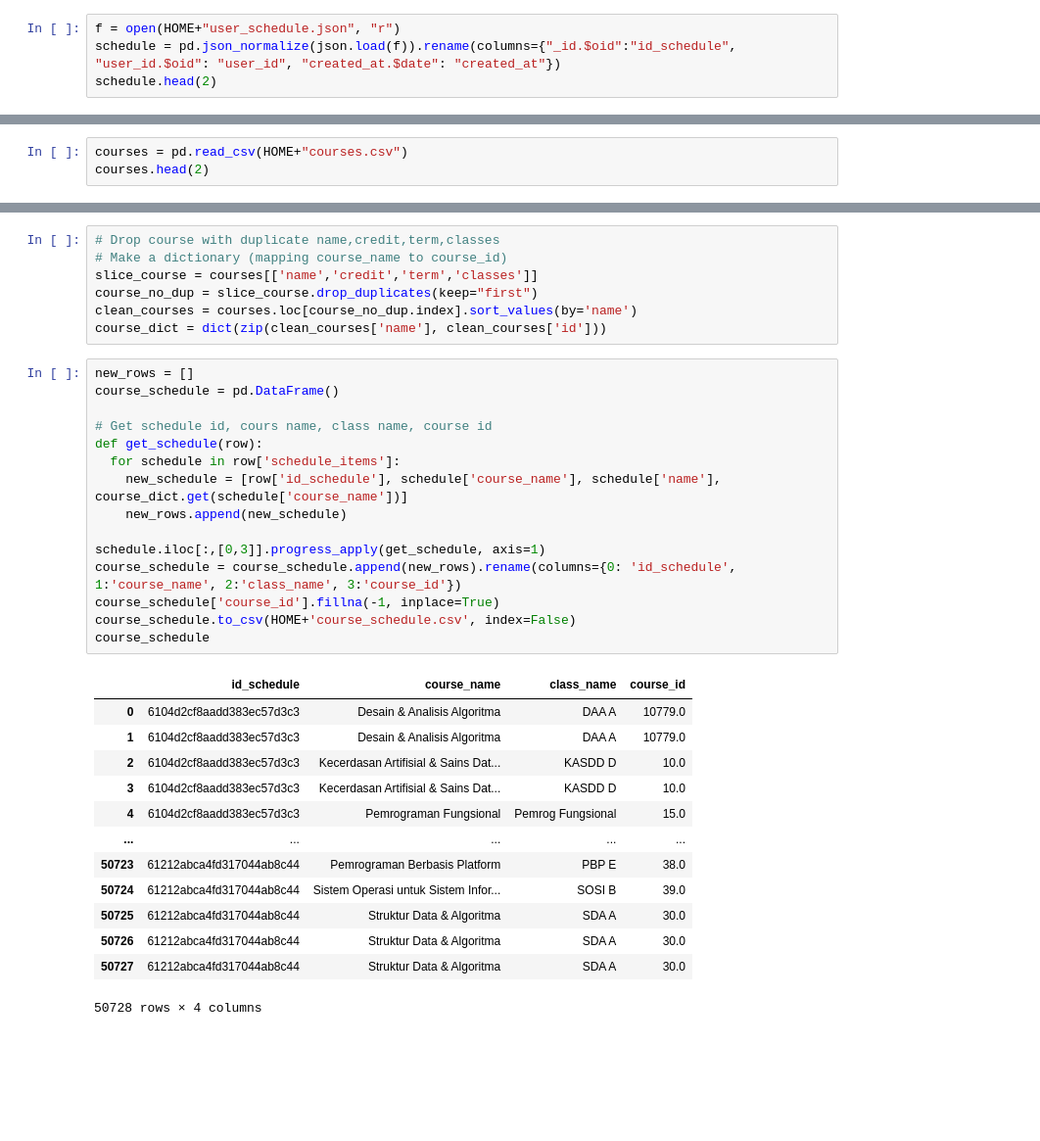
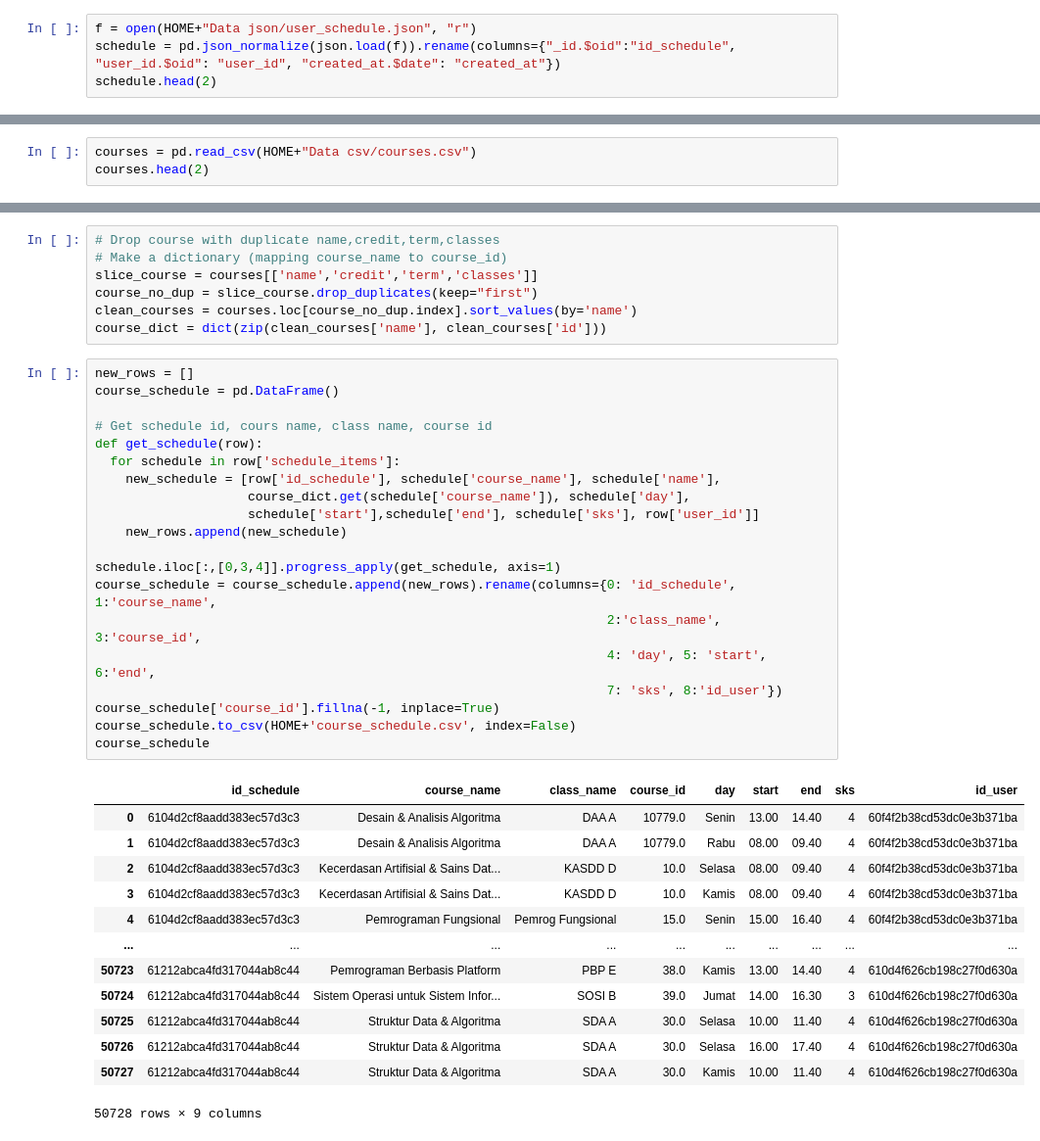
Before and after one commit to bryan273/sunjad-da, a Jupyter notebook: Notebook/Sunjad_user_schedule.ipynb, the cells around one changed output, grey strips where cells are left out. Shown at 98% size. Cells and saved outputs as stored; diff of their text form; blank space fills up the shorter version.

```diff
--- a/Notebook/Sunjad_user_schedule.ipynb
+++ b/Notebook/Sunjad_user_schedule.ipynb
@@ -31,7 +31,7 @@ Just `Run All` cells and you will get the csv result placed in your HOME directo
 # %%
 HOME = "/drive/My Drive/Susun Jadwal/"
 # %%
-f = open(HOME+"user_schedule.json", "r")
+f = open(HOME+"Data json/user_schedule.json", "r")
 schedule = pd.json_normalize(json.load(f)).rename(columns={"_id.$oid":"id_schedule", "user_id.$oid": "user_id", "created_at.$date": "created_at"})
 schedule.head(2)
 # %% [output]
@@ -42,7 +42,7 @@ schedule.head(2)
 user_schedule = schedule[["id_schedule", "user_id", "name", "created_at", "deleted"]]
 user_schedule.to_csv(HOME+'user_schedule.csv', index=False)
 # %%
-courses = pd.read_csv(HOME+"courses.csv")
+courses = pd.read_csv(HOME+"Data csv/courses.csv")
 courses.head(2)
 # %% [output]
 |  | name | credit | term | classes | period_id | id |
@@ -58,29 +58,34 @@ course_dict = dict(zip(clean_courses['name'], clean_courses['id']))
 # %%
 new_rows = []
 course_schedule = pd.DataFrame()
 
 # Get schedule id, cours name, class name, course id
 def get_schedule(row):
   for schedule in row['schedule_items']:
-    new_schedule = [row['id_schedule'], schedule['course_name'], schedule['name'], course_dict.get(schedule['course_name'])]
+    new_schedule = [row['id_schedule'], schedule['course_name'], schedule['name'],
+                    course_dict.get(schedule['course_name']), schedule['day'],
+                    schedule['start'],schedule['end'], schedule['sks'], row['user_id']]
     new_rows.append(new_schedule)
 
-schedule.iloc[:,[0,3]].progress_apply(get_schedule, axis=1)
-course_schedule = course_schedule.append(new_rows).rename(columns={0: 'id_schedule', 1:'course_name', 2:'class_name', 3:'course_id'})
+schedule.iloc[:,[0,3,4]].progress_apply(get_schedule, axis=1)
+course_schedule = course_schedule.append(new_rows).rename(columns={0: 'id_schedule', 1:'course_name',
+                                                                   2:'class_name', 3:'course_id',
+                                                                   4: 'day', 5: 'start', 6:'end',
+                                                                   7: 'sks', 8:'id_user'})
 course_schedule['course_id'].fillna(-1, inplace=True)
 course_schedule.to_csv(HOME+'course_schedule.csv', index=False)
 course_schedule
 # %% [output]
-|  | id_schedule | course_name | class_name | course_id |
-| 0 | 6104d2cf8aadd383ec57d3c3 | Desain & Analisis Algoritma | DAA A | 10779.0 |
-| 1 | 6104d2cf8aadd383ec57d3c3 | Desain & Analisis Algoritma | DAA A | 10779.0 |
-| 2 | 6104d2cf8aadd383ec57d3c3 | Kecerdasan Artifisial & Sains Dat... | KASDD D | 10.0 |
-| 3 | 6104d2cf8aadd383ec57d3c3 | Kecerdasan Artifisial & Sains Dat... | KASDD D | 10.0 |
-| 4 | 6104d2cf8aadd383ec57d3c3 | Pemrograman Fungsional | Pemrog Fungsional | 15.0 |
-| ... | ... | ... | ... | ... |
-| 50723 | 61212abca4fd317044ab8c44 | Pemrograman Berbasis Platform | PBP E | 38.0 |
-| 50724 | 61212abca4fd317044ab8c44 | Sistem Operasi untuk Sistem Infor... | SOSI B | 39.0 |
-| 50725 | 61212abca4fd317044ab8c44 | Struktur Data & Algoritma | SDA A | 30.0 |
-| 50726 | 61212abca4fd317044ab8c44 | Struktur Data & Algoritma | SDA A | 30.0 |
-| 50727 | 61212abca4fd317044ab8c44 | Struktur Data & Algoritma | SDA A | 30.0 |
+|  | id_schedule | course_name | class_name | course_id | day | start | end | sks | id_user |
+| 0 | 6104d2cf8aadd383ec57d3c3 | Desain & Analisis Algoritma | DAA A | 10779.0 | Senin | 13.00 | 14.40 | 4 | 60f4f2b38cd53dc0e3b371ba |
+| 1 | 6104d2cf8aadd383ec57d3c3 | Desain & Analisis Algoritma | DAA A | 10779.0 | Rabu | 08.00 | 09.40 | 4 | 60f4f2b38cd53dc0e3b371ba |
+| 2 | 6104d2cf8aadd383ec57d3c3 | Kecerdasan Artifisial & Sains Dat... | KASDD D | 10.0 | Selasa | 08.00 | 09.40 | 4 | 60f4f2b38cd53dc0e3b371ba |
+| 3 | 6104d2cf8aadd383ec57d3c3 | Kecerdasan Artifisial & Sains Dat... | KASDD D | 10.0 | Kamis | 08.00 | 09.40 | 4 | 60f4f2b38cd53dc0e3b371ba |
+| 4 | 6104d2cf8aadd383ec57d3c3 | Pemrograman Fungsional | Pemrog Fungsional | 15.0 | Senin | 15.00 | 16.40 | 4 | 60f4f2b38cd53dc0e3b371ba |
+| ... | ... | ... | ... | ... | ... | ... | ... | ... | ... |
+| 50723 | 61212abca4fd317044ab8c44 | Pemrograman Berbasis Platform | PBP E | 38.0 | Kamis | 13.00 | 14.40 | 4 | 610d4f626cb198c27f0d630a |
+| 50724 | 61212abca4fd317044ab8c44 | Sistem Operasi untuk Sistem Infor... | SOSI B | 39.0 | Jumat | 14.00 | 16.30 | 3 | 610d4f626cb198c27f0d630a |
+| 50725 | 61212abca4fd317044ab8c44 | Struktur Data & Algoritma | SDA A | 30.0 | Selasa | 10.00 | 11.40 | 4 | 610d4f626cb198c27f0d630a |
+| 50726 | 61212abca4fd317044ab8c44 | Struktur Data & Algoritma | SDA A | 30.0 | Selasa | 16.00 | 17.40 | 4 | 610d4f626cb198c27f0d630a |
+| 50727 | 61212abca4fd317044ab8c44 | Struktur Data & Algoritma | SDA A | 30.0 | Kamis | 10.00 | 11.40 | 4 | 610d4f626cb198c27f0d630a |
-50728 rows × 4 columns
+50728 rows × 9 columns
```
Also changed, not shown: parts of 1 cell of this notebook, 3 other files.
